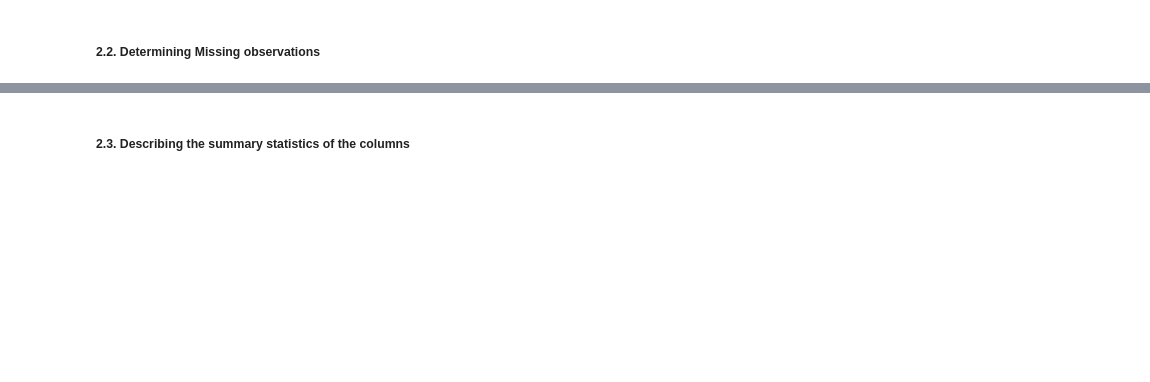
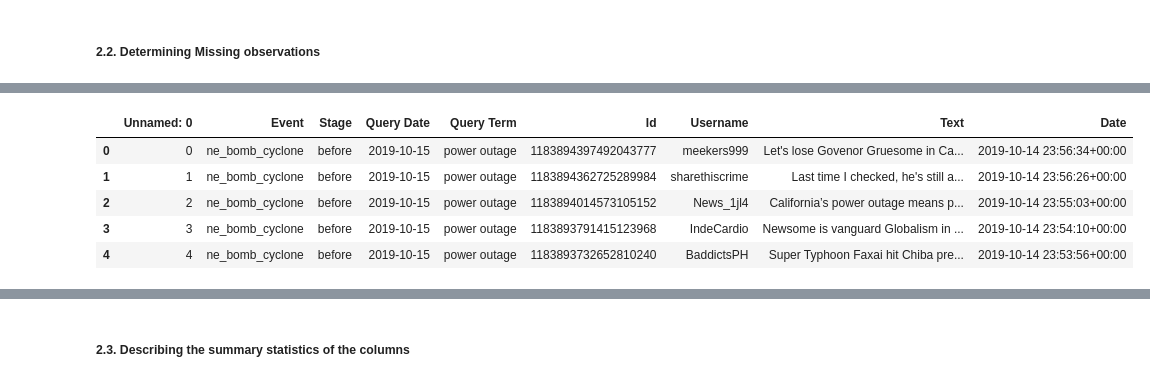
Before and after one commit to saraso2014/identifying-utility-outages, a Jupyter notebook: EDA-Client-Project-5.ipynb, the cells around one changed output, grey strips where cells are left out. Saved outputs shown, nothing was run; the diff lists cells and outputs as text; code cells hidden in the pictures; blank space fills up the shorter version.

```diff
--- a/EDA-Client-Project-5.ipynb
+++ b/EDA-Client-Project-5.ipynb
@@ -111,0 +140,9 @@ dtype: int64
+# %%
+df1.head(5)
+# %% [output]
+|  | Unnamed: 0 | Event | Stage | Query Date | Query Term | Id | Username | Text | Date |
+| 0 | 0 | ne_bomb_cyclone | before | 2019-10-15 | power outage | 1183894397492043777 | meekers999 | Let's lose Govenor Gruesome in Ca... | 2019-10-14 23:56:34+00:00 |
+| 1 | 1 | ne_bomb_cyclone | before | 2019-10-15 | power outage | 1183894362725289984 | sharethiscrime | Last time I checked, he's still a... | 2019-10-14 23:56:26+00:00 |
+| 2 | 2 | ne_bomb_cyclone | before | 2019-10-15 | power outage | 1183894014573105152 | News_1jl4 | California’s power outage means p... | 2019-10-14 23:55:03+00:00 |
+| 3 | 3 | ne_bomb_cyclone | before | 2019-10-15 | power outage | 1183893791415123968 | IndeCardio | Newsome is vanguard Globalism in ... | 2019-10-14 23:54:10+00:00 |
+| 4 | 4 | ne_bomb_cyclone | before | 2019-10-15 | power outage | 1183893732652810240 | BaddictsPH | Super Typhoon Faxai hit Chiba pre... | 2019-10-14 23:53:56+00:00 |
```
Also changed, not shown: parts of 22 cells of this notebook, 3 other files.
